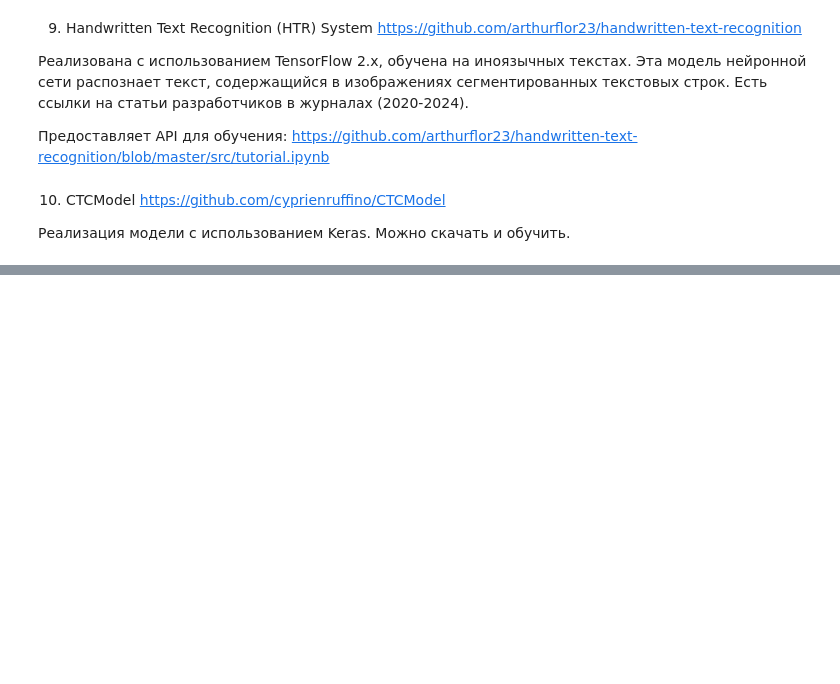
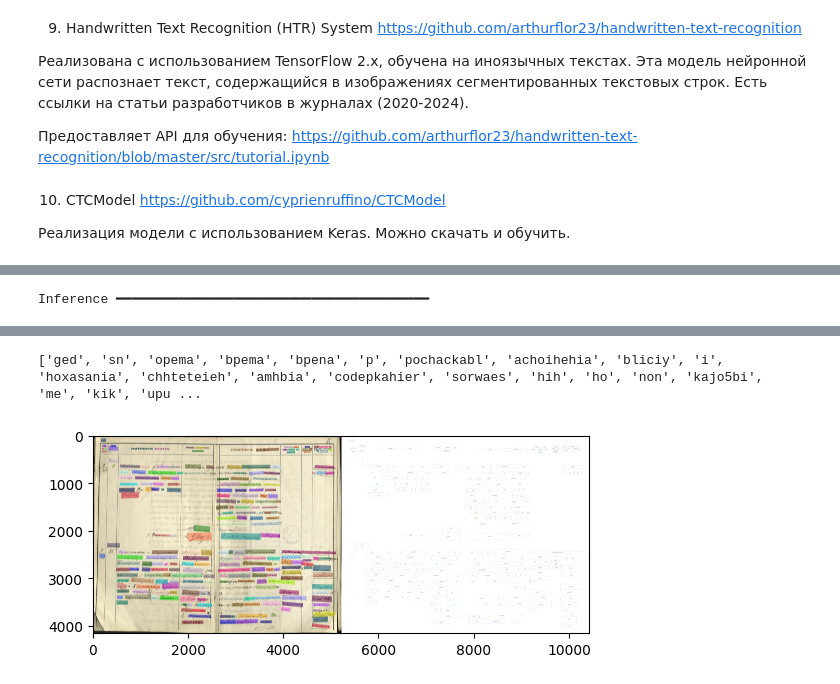
Before and after one commit to gudkovst/Recognition-volost-courts, a Jupyter notebook: review.ipynb, the cells around one changed output, grey strips where cells are left out. Saved outputs shown, nothing was run; the diff lists cells and outputs as text; code cells hidden in the pictures; blank space fills up the shorter version.

```diff
--- a/review.ipynb
+++ b/review.ipynb
@@ -170,0 +223,4 @@ recognize_paddleocr('test_pictures\\printed.jpg')
+# %%
+recognize_mmocr('test_pictures\\test-9.jpg')
+# %% [output]
+Inference ━━━━━━━━━━━━━━━━━━━━━━━━━━━━━━━━━━━━━━━━
@@ -170,0 +228,2 @@ recognize_paddleocr('test_pictures\\printed.jpg')
+['ged', 'sn', 'opema', 'bpema', 'bpena', 'p', 'pochackabl', 'achoihehia', 'bliciy', 'i', 'hoxasania', 'chhteteieh', 'amhbia', 'codepkahier', 'sorwaes', 'hih', 'ho', 'non', 'kajo5bi', 'me', 'kik', 'upu ...
+[figure, added]
```
Also changed, not shown: parts of 10 cells of this notebook.
